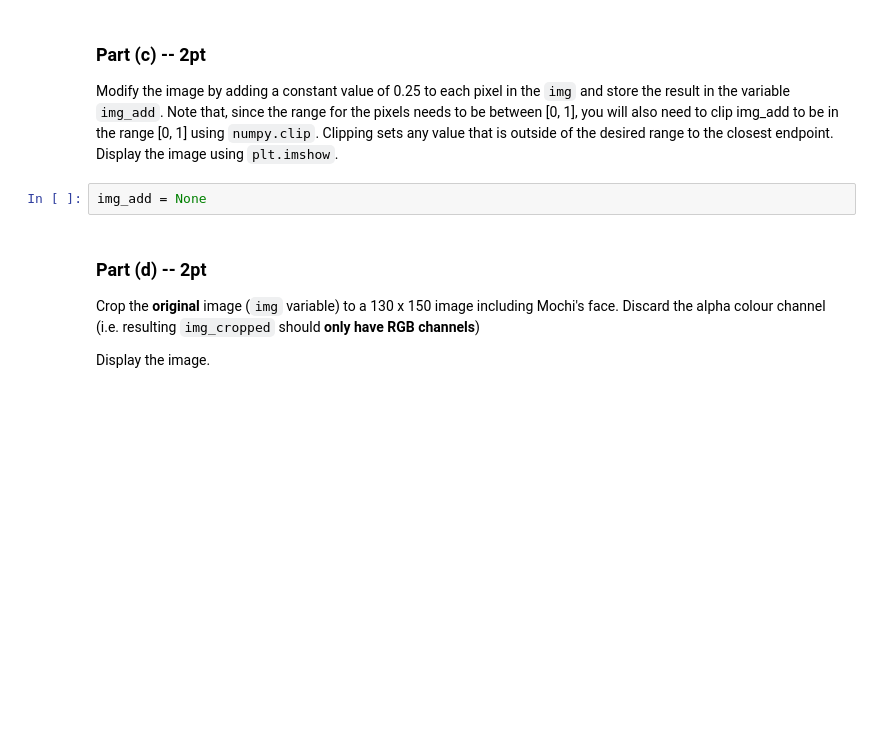
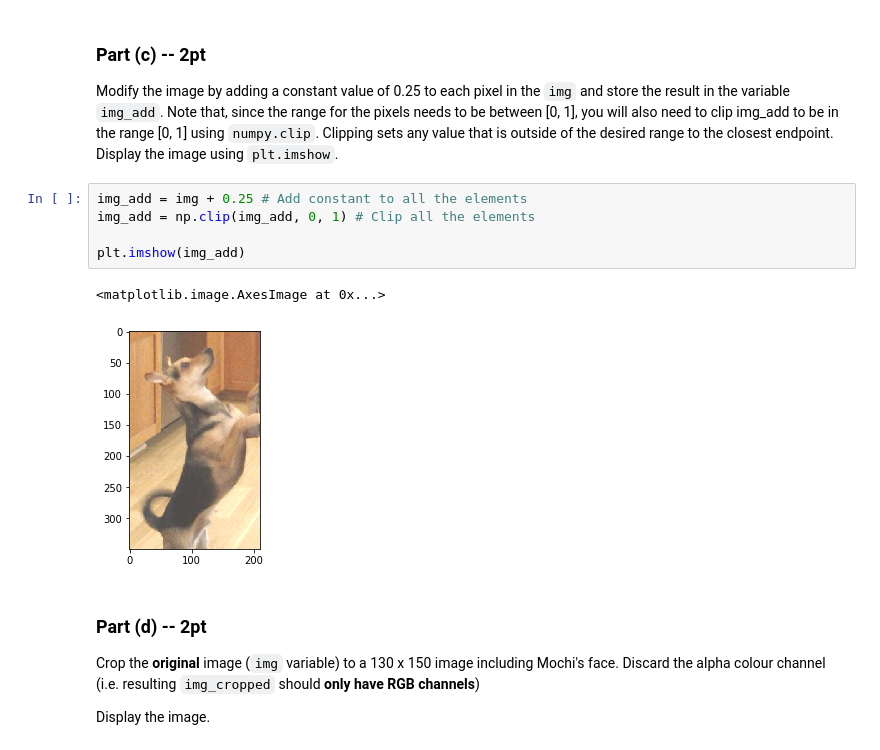
Before and after one commit to mithunnj/APS360-Artificial-Intelligence-Fundamentals, a Jupyter notebook: Labs/Lab1/Lab_1_PyTorch_and_ANNs.ipynb, the cells around one changed output. Cells and saved outputs as stored; diff of their text form; blank space fills up the shorter version.

```diff
--- a/Labs/Lab1/Lab_1_PyTorch_and_ANNs.ipynb
+++ b/Labs/Lab1/Lab_1_PyTorch_and_ANNs.ipynb
@@ -342,8 +347,14 @@ store the result in the variable `img_add`. Note that, since the range for the p
 needs to be between [0, 1], you will also need to clip img_add to be in the range [0, 1]
 using `numpy.clip`. Clipping sets any value that is outside of the desired range to the
 closest endpoint. Display the image using `plt.imshow`.
-# %%
-img_add = None
+# %%
+img_add = img + 0.25 # Add constant to all the elements
+img_add = np.clip(img_add, 0, 1) # Clip all the elements
+
+plt.imshow(img_add)
+# %% [output]
+<matplotlib.image.AxesImage at 0x...>
+[figure, added]
 # %% [markdown]
 ### Part (d) -- 2pt
 
```
Also changed, not shown: parts of 11 cells of this notebook, 1 other file.
